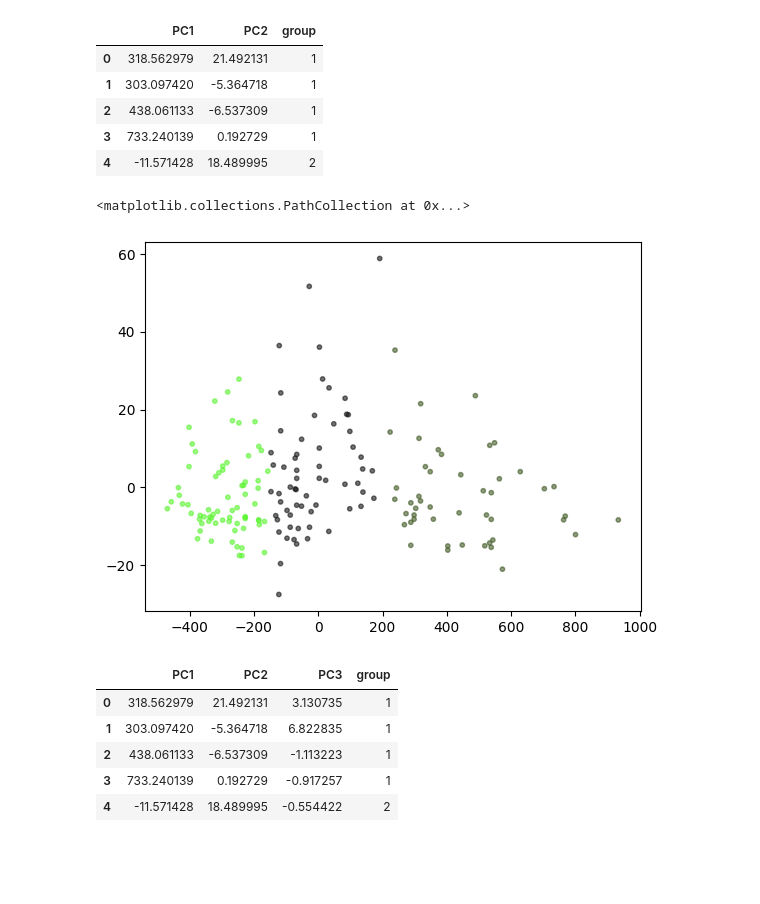
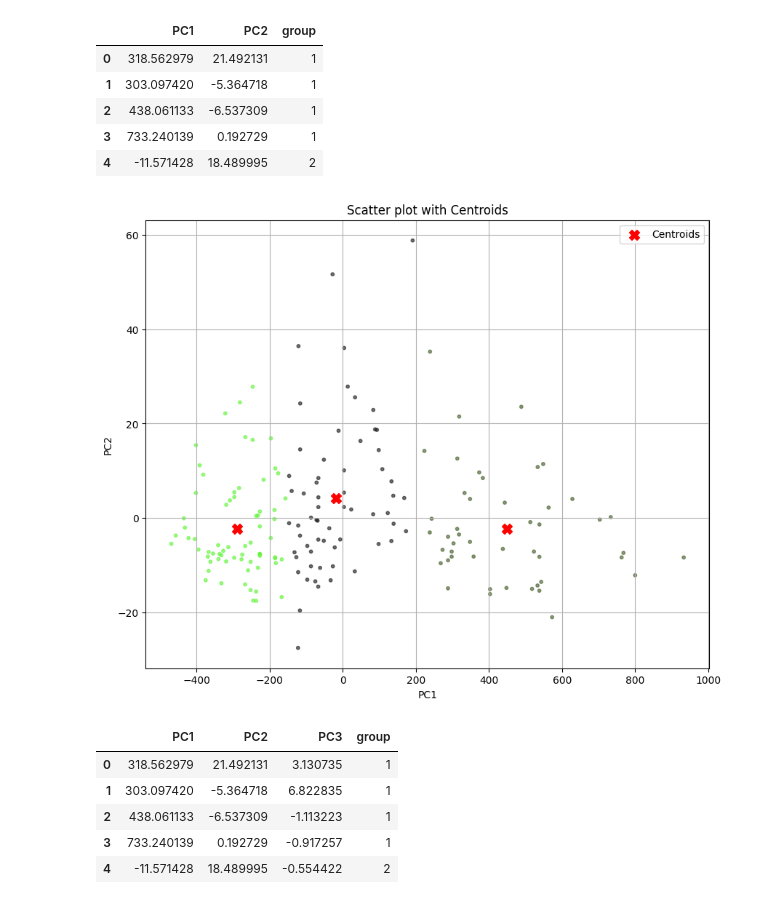
Before and after one commit to heyMichaelS/SerieTemporal, a Jupyter notebook: kmeans_clustering.ipynb, the cells around one changed output. Cells and saved outputs as stored; diff of their text form; code cells hidden in the pictures; blank space fills up the shorter version.

```diff
--- a/kmeans_clustering.ipynb
+++ b/kmeans_clustering.ipynb
@@ -85,13 +85,28 @@ df_pca.head()
 # %%
 import matplotlib.pyplot as plt
 
 colors = ['#5DF534', '#425B26', '#151716', '#876E03', '#E8CECF', '#023411', '#042E54', '#2572D3', '#FD0D0C', '#169C90']
 df_pca['color'] = df_pca['group'].map({0:colors[0], 1:colors[1], 2:colors[2], 3:colors[3], 4:colors[4], 5:colors[5], 6:colors[6], 7:colors[7], 8:colors[8], 9:colors[9]})
 
+# Plot dos pontos
+plt.figure(figsize=(10, 8))
 plt.scatter(df_pca['PC1'], df_pca['PC2'], c=df_pca['color'], alpha = 0.6, s=10)
+
+# Calculando e plotando os centróides
+centroids = df_pca.groupby('group')[['PC1', 'PC2']].mean()
+plt.scatter(centroids['PC1'], centroids['PC2'], c='red', s=100, marker='X', label='Centroids')
+
+# Configurações do gráfico
+plt.title('Scatter plot with Centroids')
+plt.xlabel('PC1')
+plt.ylabel('PC2')
+plt.legend()
+plt.grid(True)
+
+# Mostrando o gráfico
+plt.show()
 # %% [output]
-<matplotlib.collections.PathCollection at 0x...>
-[figure, old version]
+[figure, new version]
 # %%
 # Com 3 componentes
 pca = PCA(n_components=3)
```
Also changed, not shown: parts of 5 cells of this notebook.
